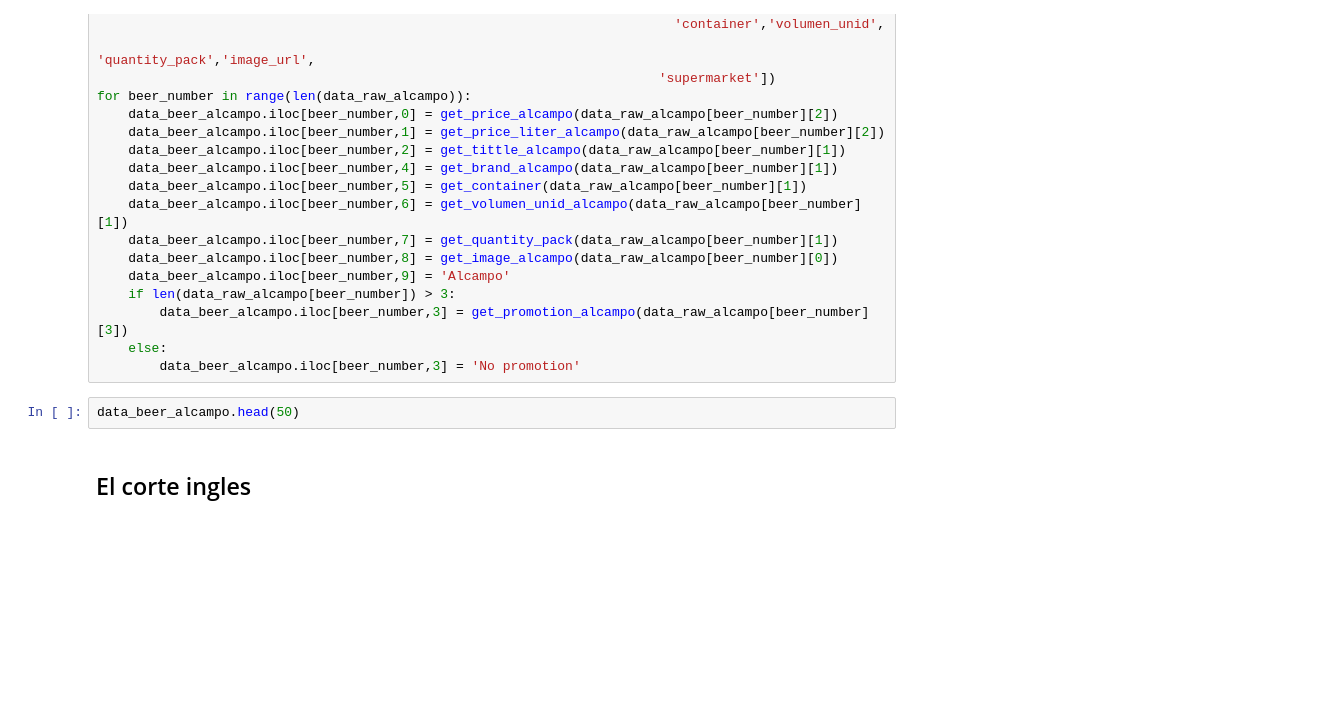
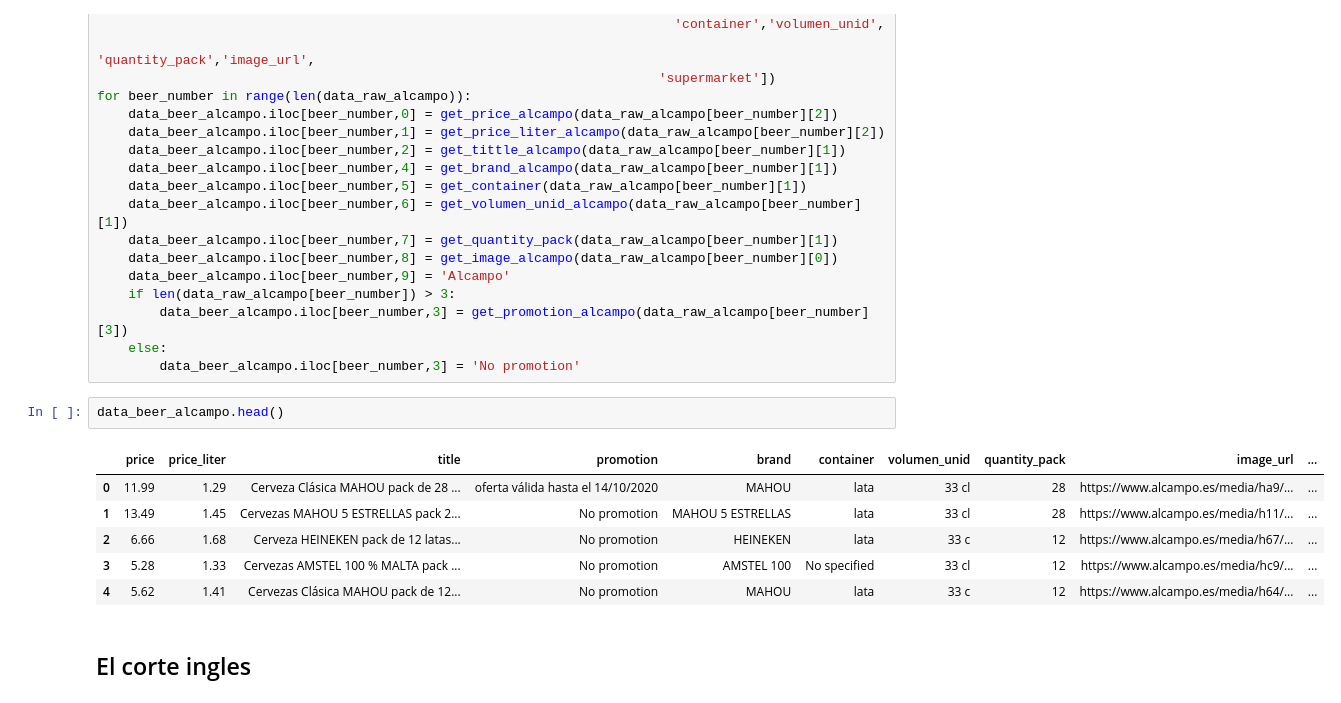
Before and after one commit to ivancompany92/Birras_Pipol_House, a Jupyter notebook: notebooks/pruebas.ipynb, the cells around one changed output. Drawn from its saved outputs; the diff is of its cells as text; blank space fills up the shorter version.

Commit message:
data beers complete

```diff
--- a/notebooks/pruebas.ipynb
+++ b/notebooks/pruebas.ipynb
@@ -243,7 +300,14 @@ for beer_number in range(len(data_raw_alcampo)):
     else:
         data_beer_alcampo.iloc[beer_number,3] = 'No promotion'
 # %%
-data_beer_alcampo.head(50)
+data_beer_alcampo.head()
+# %% [output]
+|  | price | price_liter | title | promotion | brand | container | volumen_unid | quantity_pack | image_url | ... |
+| 0 | 11.99 | 1.29 | Cerveza Clásica MAHOU pack de 28 ... | oferta válida hasta el 14/10/2020 | MAHOU | lata | 33 cl | 28 | https://www.alcampo.es/media/ha9/... | ... |
+| 1 | 13.49 | 1.45 | Cervezas MAHOU 5 ESTRELLAS pack 2... | No promotion | MAHOU 5 ESTRELLAS | lata | 33 cl | 28 | https://www.alcampo.es/media/h11/... | ... |
+| 2 | 6.66 | 1.68 | Cerveza HEINEKEN pack de 12 latas... | No promotion | HEINEKEN | lata | 33 c | 12 | https://www.alcampo.es/media/h67/... | ... |
+| 3 | 5.28 | 1.33 | Cervezas AMSTEL 100 % MALTA pack ... | No promotion | AMSTEL 100 | No specified | 33 cl | 12 | https://www.alcampo.es/media/hc9/... | ... |
+| 4 | 5.62 | 1.41 | Cervezas Clásica MAHOU pack de 12... | No promotion | MAHOU | lata | 33 c | 12 | https://www.alcampo.es/media/h64/... | ... |
 # %% [markdown]
 ## El corte ingles
 # %%
```
Also changed, not shown: parts of 24 cells of this notebook, 9 other files.
